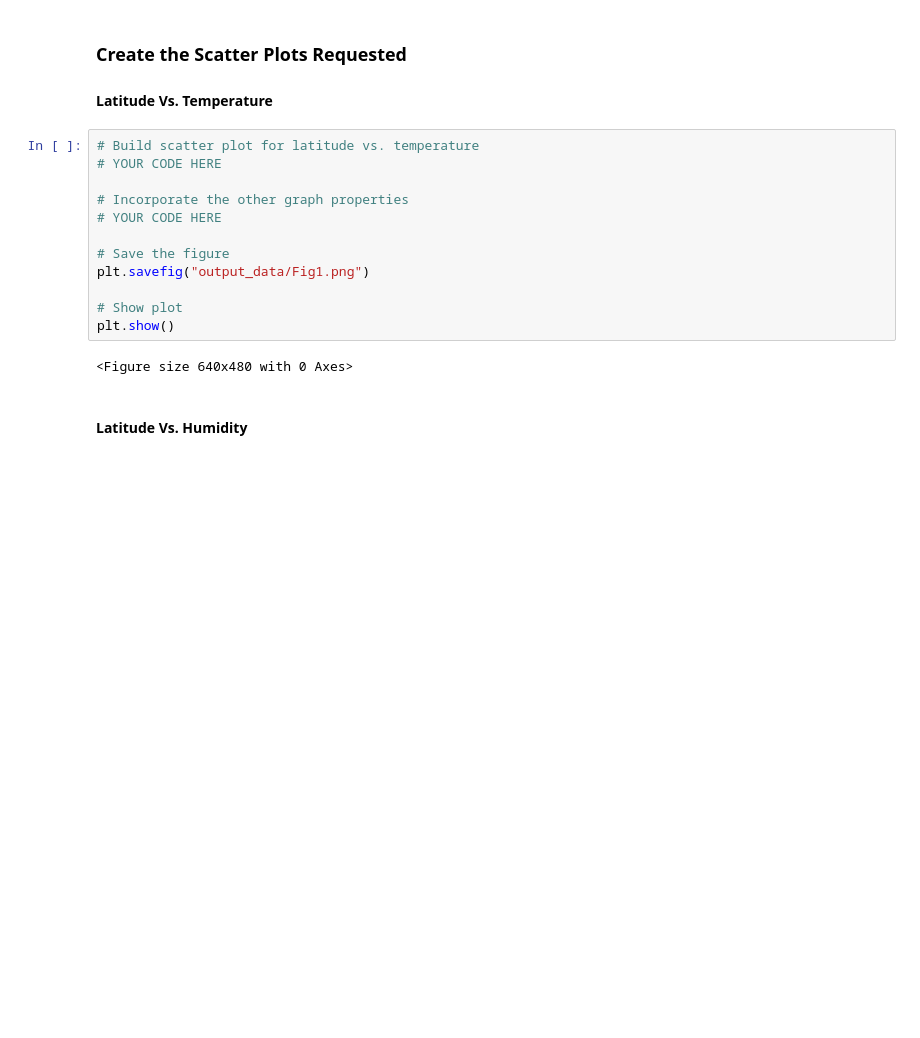
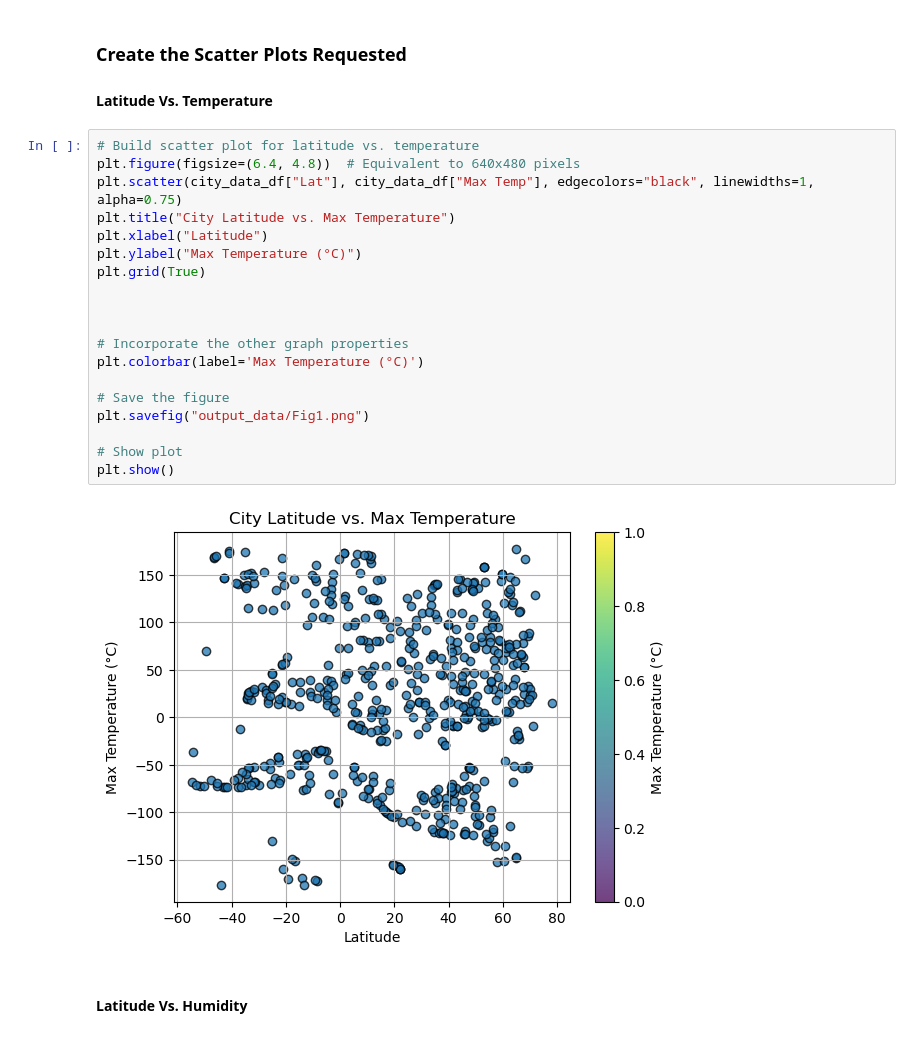
Before and after one commit to AbigailSerpa/World-Weather_Analysis, a Jupyter notebook: WeatherPy/WeatherPY/WeatherPy.ipynb, the cells around one changed output. Saved outputs shown, nothing was run; the diff lists cells and outputs as text; blank space fills up the shorter version.

```diff
--- a/WeatherPy/WeatherPY/WeatherPy.ipynb
+++ b/WeatherPy/WeatherPY/WeatherPy.ipynb
@@ -177,18 +187,25 @@ city_data_df.head()
 #### Latitude Vs. Temperature
 # %%
 # Build scatter plot for latitude vs. temperature
-# YOUR CODE HERE
+plt.figure(figsize=(6.4, 4.8))  # Equivalent to 640x480 pixels
+plt.scatter(city_data_df["Lat"], city_data_df["Max Temp"], edgecolors="black", linewidths=1, alpha=0.75)
+plt.title("City Latitude vs. Max Temperature")
+plt.xlabel("Latitude")
+plt.ylabel("Max Temperature (°C)")
+plt.grid(True)
+
+
 
 # Incorporate the other graph properties
-# YOUR CODE HERE
+plt.colorbar(label='Max Temperature (°C)')
 
 # Save the figure
 plt.savefig("output_data/Fig1.png")
 
 # Show plot
 plt.show()
 # %% [output]
-<Figure size 640x480 with 0 Axes>
+[figure, added]
 # %% [markdown]
 #### Latitude Vs. Humidity
 # %%
```
Also changed, not shown: parts of 35 cells of this notebook, 13 other files.
